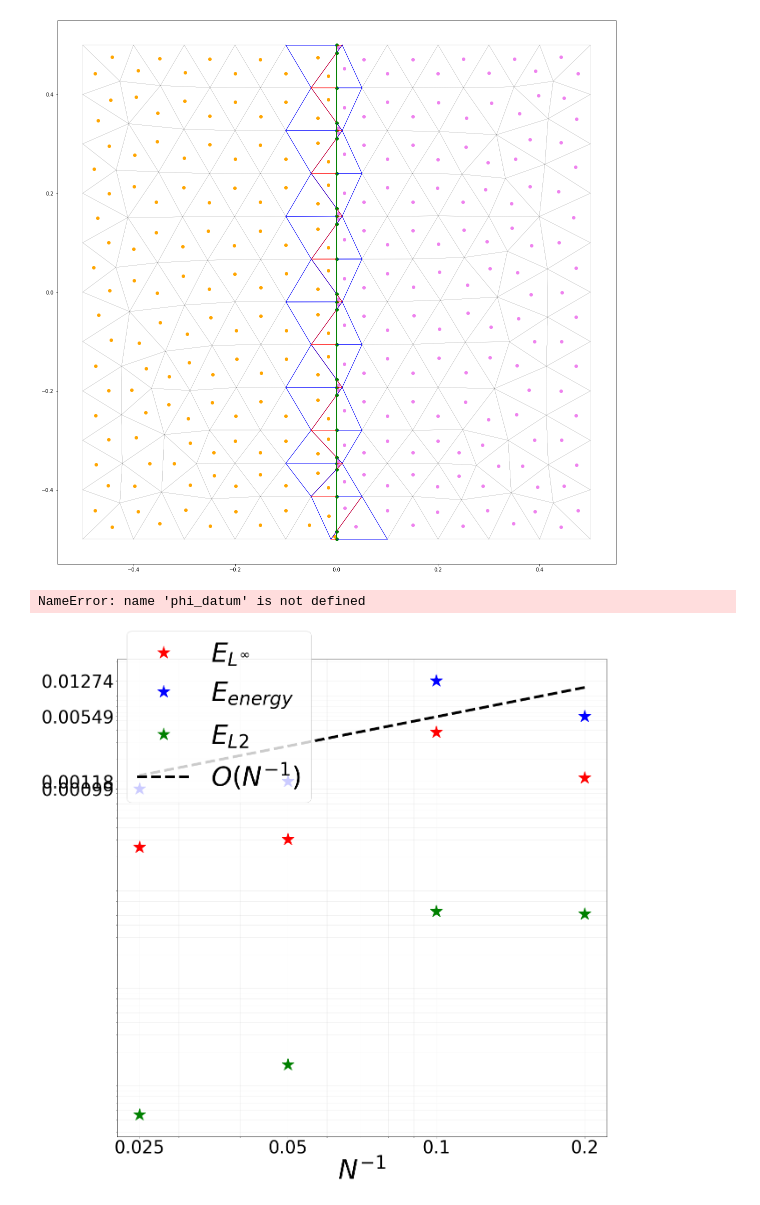
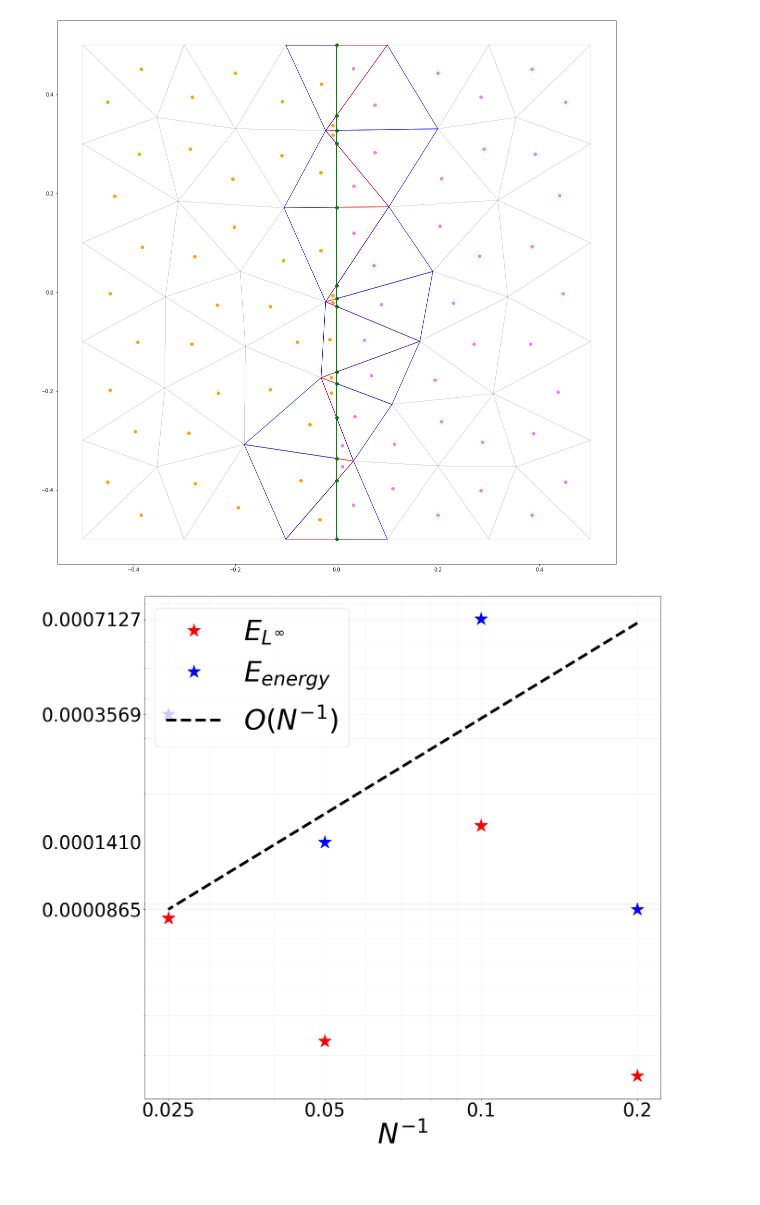
Before and after one commit to aurelio-spadotto/notebooks, a Jupyter notebook: brokenmesh_1D.ipynb, the cells around one changed output. Saved outputs shown, nothing was run; the diff lists cells and outputs as text; code cells hidden in the pictures.

Commit message:
added test on recursive mesh for non-conformal refinement
also debugged routine to impose_bc in ddr_tools

```diff
--- a/brokenmesh_1D.ipynb
+++ b/brokenmesh_1D.ipynb
@@ -35,7 +34,7 @@ ref_sol = lambda mesh, dof, \
 eta = 1e6
 # %%
 # load mesh
-mesh_filename = "square_L1_N10.msh"
+mesh_filename = "square_L1_N5.msh"
 mesh = ddr.load_square_mesh(mesh_filename)
 # move critical points near the interface
 ddr.move_critical_points_1D(mesh)
@@ -43,4 +42,4 @@ ddr.move_critical_points_1D(mesh)
 ddr.break_mesh_1D(mesh)
 ddr.visualize_mesh_1D(mesh)
 # %% [output]
-[figure, old version]
+[figure, new version]
@@ -49,8 +79,6 @@ meshname = "square_L1_N10"
 [mesh, G, G_no_sigma, S, M_gamma, N_gamma, b_phi, A, b, u, err_L0, err_energy] = \
         ddr.solve_problem_1D(meshname+".msh", meshname+".vtk", \
                           ref_sol, sigma_min, sigma_plus, eta, phi_datum)
-# %% [output]
-NameError: name 'phi_datum' is not defined
 # %%
 # CONVERGENCE STUDY: Solve problem for each mesh in the sequence and record error
 size_list = [5, 10, 20, 40]
@@ -97,38 +125,38 @@ errors_L2 = [np.linalg.norm(u-u_ref)/u.shape[0] for (u, u_ref) in zip(solutions,
 
 ax.loglog(h,errors_L0, '*', label="$E_{L^\infty}$", markersize = marker_size, color="red")
 ax.loglog(h,errors_energy, '*', label="$E_{energy}$", markersize = marker_size, color="blue")
-ax.loglog(h,errors_L2, '*', label="$E_{L2}$", markersize = marker_size, color="green")
+#ax.loglog(h,errors_L2, '*', label="$E_{L2}$", markersize = marker_size, color="green")
 ax.loglog(h,h/np.mean(h)*np.mean(errors_energy),'--', label="$O(N^{-1})$", color="black", linewidth= line_width )
 
 
 # Customize tick formatting
 #plt.gca().xaxis.set_major_formatter(plt.ScalarFormatter())
 plt.gca().xaxis.set_major_locator(ticker.FixedLocator(h))
 plt.gca().xaxis.set_minor_formatter(NullFormatter())
-plt.gca().yaxis.set_major_formatter(plt.ScalarFormatter())
+plt.gca().yaxis.set_major_formatter(plt.ScalarFormatter())l
 plt.gca().yaxis.set_minor_formatter(NullFormatter())
 
 # Set the ticks at each data point
 plt.xticks(h,h)
 plt.yticks(errors_energy)
 
 #ax.get_xaxis().get_major_formatter().labelOnlyBase = False
 ax.tick_params(axis='x', which='both', labelsize=label_size)
 ax.tick_params(axis='y', which='both', labelsize=label_size)
 ax.set_xticks(h)
 
 #grid
 ax.grid(alpha=0.2,which='both')
 
 # legend and axis label
 legend = ax.legend(prop={'size': legend_size},loc=(0.02,0.7) )
 ax.set_xlabel('$N^{-1}$',fontsize=axis_name_size)
 #ax.set_ylabel('$$',fontsize=axis_name_size)
 # tick setting
 
 #plt.show()
 plt.savefig('L0_convergence.png')
 ax.grid('on')
 # %% [output]
-[figure, old version]
+[figure, new version]
 # %%
```
Also changed, not shown: parts of 7 cells of this notebook, 2 other files.
